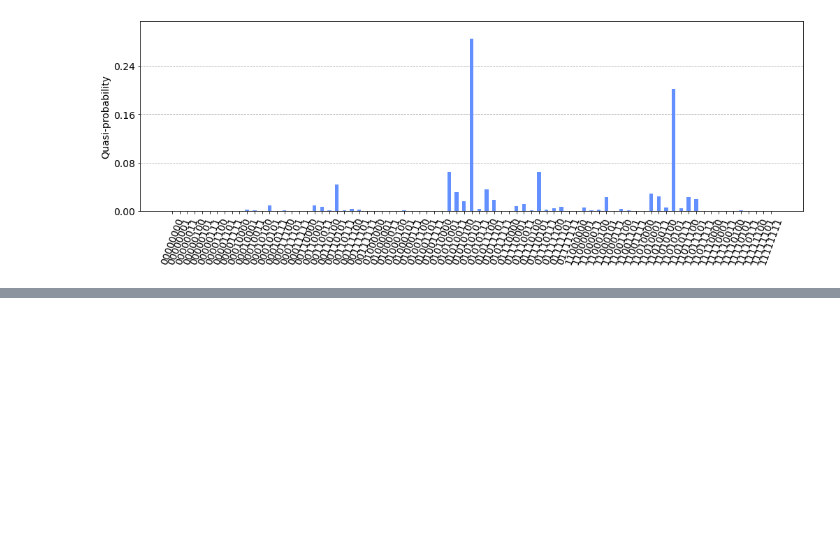
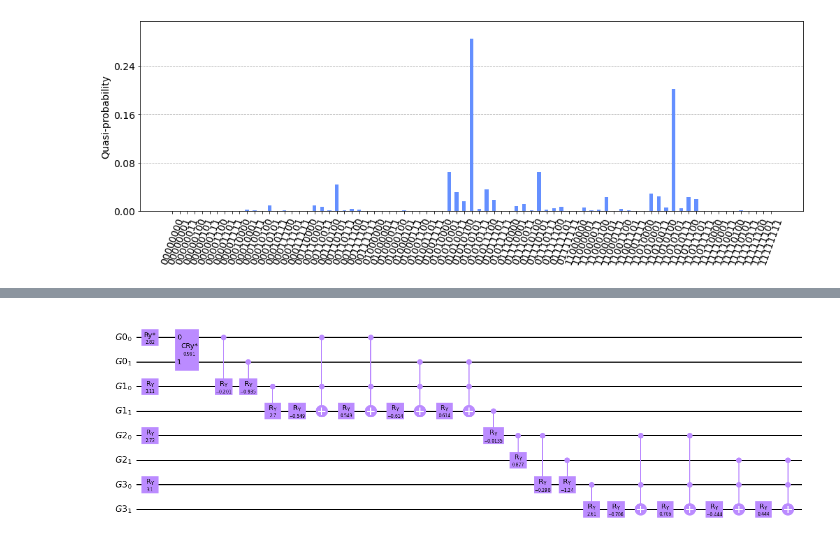
Before and after one commit to ariannacrippa/QC_lattice_H, a Jupyter notebook: notebooks/Qedma/step_scaling_noise.ipynb, the cells around one changed output, grey strips where cells are left out. Saved outputs shown, nothing was run; the diff lists cells and outputs as text; code cells hidden in the pictures; blank space fills up the shorter version.

Commit message:
added data for test reduced ansatz

```diff
--- a/notebooks/Qedma/step_scaling_noise.ipynb
+++ b/notebooks/Qedma/step_scaling_noise.ipynb
@@ -562,0 +748,4 @@ Text(0.5, 0, 'iterations')
+# %%
+qc_tot2.assign_parameters(optim_points_reducedvr2[0]).draw('mpl',fold=30,style='clifford')
+# %% [output]
+[figure, added]
```
Also changed, not shown: parts of 11 cells of this notebook.
